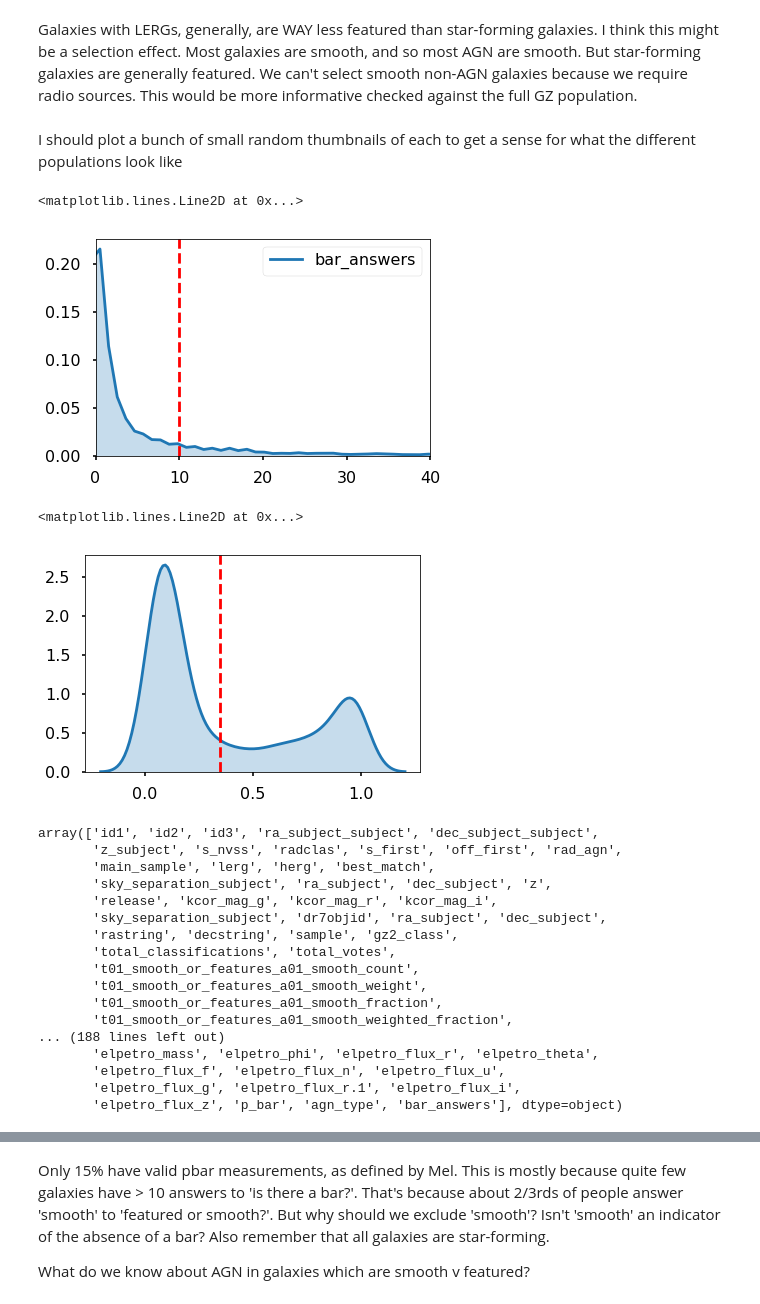
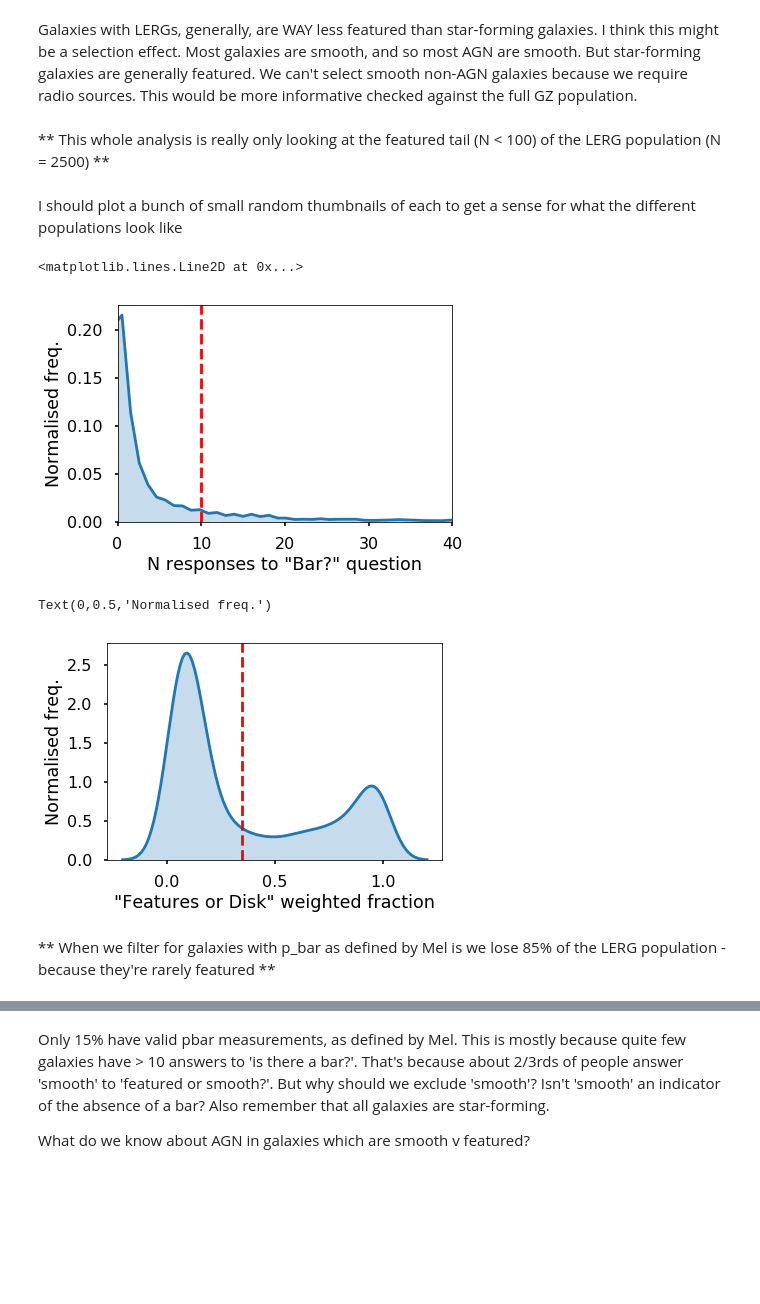
Before and after one commit to mwalmsley/find_agn, a Jupyter notebook: AGN v Bar MVP.ipynb, the cells around one changed output, grey strips where cells are left out. Drawn from its saved outputs; the diff is of its cells as text; code cells hidden in the pictures; blank space fills up the shorter version.

```diff
--- a/AGN v Bar MVP.ipynb
+++ b/AGN v Bar MVP.ipynb
@@ -211,41 +221,29 @@ fig.tight_layout()
 # %% [markdown]
 Galaxies with LERGs, generally, are WAY less featured than star-forming galaxies. I think this might be a selection effect. Most galaxies are smooth, and so most AGN are smooth. But star-forming galaxies are generally featured. We can't select smooth non-AGN galaxies because we require radio sources. This would be more informative checked against the full GZ population.
+# %% [markdown]
+** This whole analysis is really only looking at the featured tail (N < 100) of the LERG population (N = 2500) **
 # %% [markdown]
 I should plot a bunch of small random thumbnails of each to get a sense for what the different populations look like
 # %%
 galaxies['bar_answers'] = galaxies['t03_bar_a06_bar_count'] + galaxies['t03_bar_a06_bar_count']
-ax = sns.kdeplot(data=galaxies['bar_answers'], shade=True)
+ax = sns.kdeplot(data=galaxies['bar_answers'], shade=True, legend=False)
+ax.set_xlabel('N responses to "Bar?" question')
+ax.set_ylabel('Normalised freq.')
 _ = ax.set_xlim([0, 40])
 ax.axvline(10, color='r', linestyle='--')
 # %% [output]
 <matplotlib.lines.Line2D at 0x...>
-[figure, old version]
+[figure, new version]
 # %%
 ax = sns.kdeplot(data=galaxies['t01_smooth_or_features_a02_features_or_disk_weighted_fraction'], shade=True, legend=False)
 ax.axvline(0.35, color='r', linestyle='--')
+ax.set_xlabel('"Features or Disk" weighted fraction')
+ax.set_ylabel('Normalised freq.')
 # %% [output]
-<matplotlib.lines.Line2D at 0x...>
+Text(0,0.5,'Normalised freq.')
-[figure, old version]
+[figure, new version]
-# %%
-display(galaxies.columns.values)
-# %% [output]
-array(['id1', 'id2', 'id3', 'ra_subject_subject', 'dec_subject_subject',
-       'z_subject', 's_nvss', 'radclas', 's_first', 'off_first', 'rad_agn',
-       'main_sample', 'lerg', 'herg', 'best_match',
-       'sky_separation_subject', 'ra_subject', 'dec_subject', 'z',
-       'release', 'kcor_mag_g', 'kcor_mag_r', 'kcor_mag_i',
-       'sky_separation_subject', 'dr7objid', 'ra_subject', 'dec_subject',
-       'rastring', 'decstring', 'sample', 'gz2_class',
-       'total_classifications', 'total_votes',
-       't01_smooth_or_features_a01_smooth_count',
-       't01_smooth_or_features_a01_smooth_weight',
-       't01_smooth_or_features_a01_smooth_fraction',
-       't01_smooth_or_features_a01_smooth_weighted_fraction',
-... (188 lines left out)
-       'elpetro_mass', 'elpetro_phi', 'elpetro_flux_r', 'elpetro_theta',
-       'elpetro_flux_f', 'elpetro_flux_n', 'elpetro_flux_u',
-       'elpetro_flux_g', 'elpetro_flux_r.1', 'elpetro_flux_i',
-       'elpetro_flux_z', 'p_bar', 'agn_type', 'bar_answers'], dtype=object)
+# %% [markdown]
+** When we filter for galaxies with p_bar as defined by Mel is we lose 85% of the LERG population - because they're rarely featured **
 # %%
 def filter_for_pbar(df):
     # apply filters - keep only well-measured galaxies
```
Also changed, not shown: parts of 50 cells of this notebook, 8 other files.
